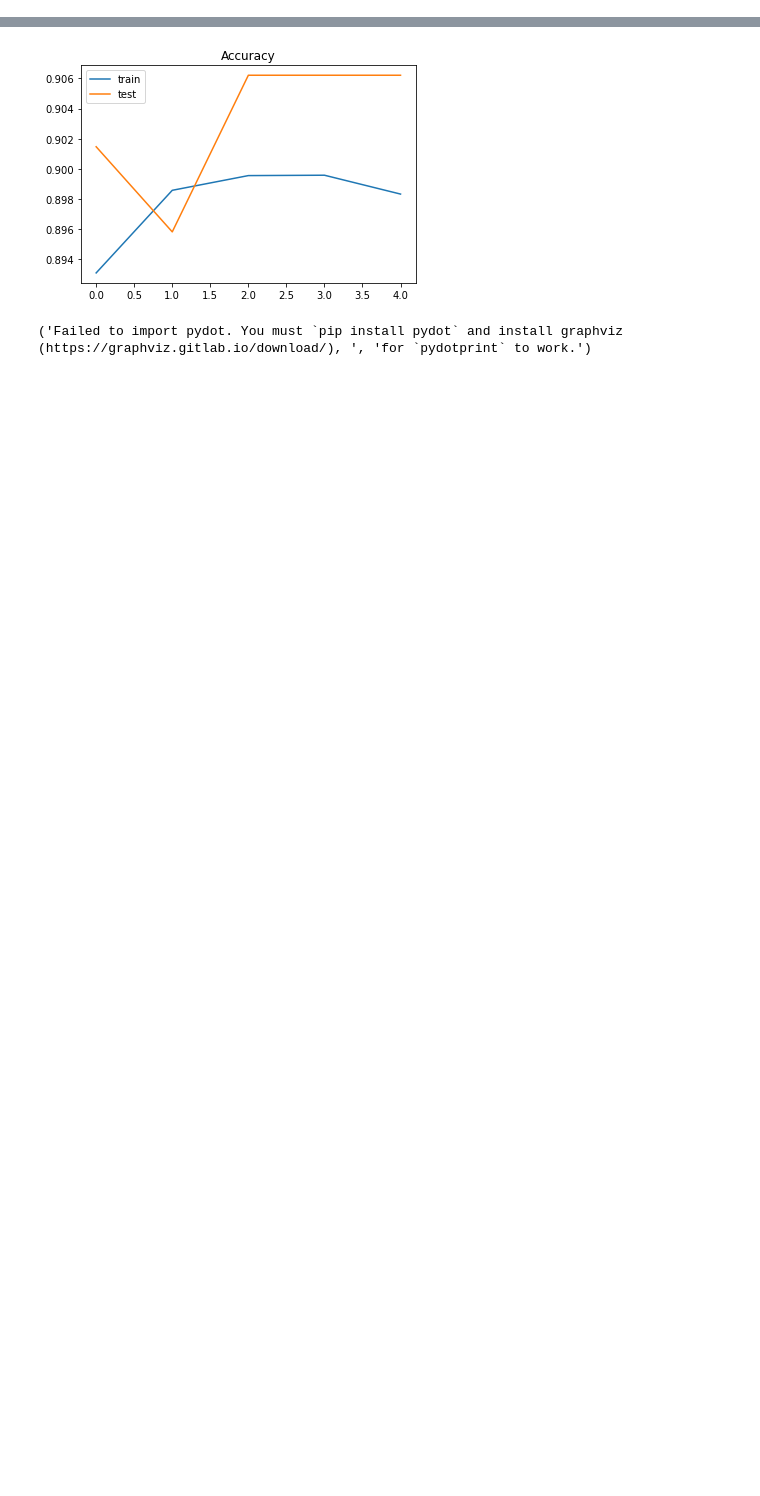
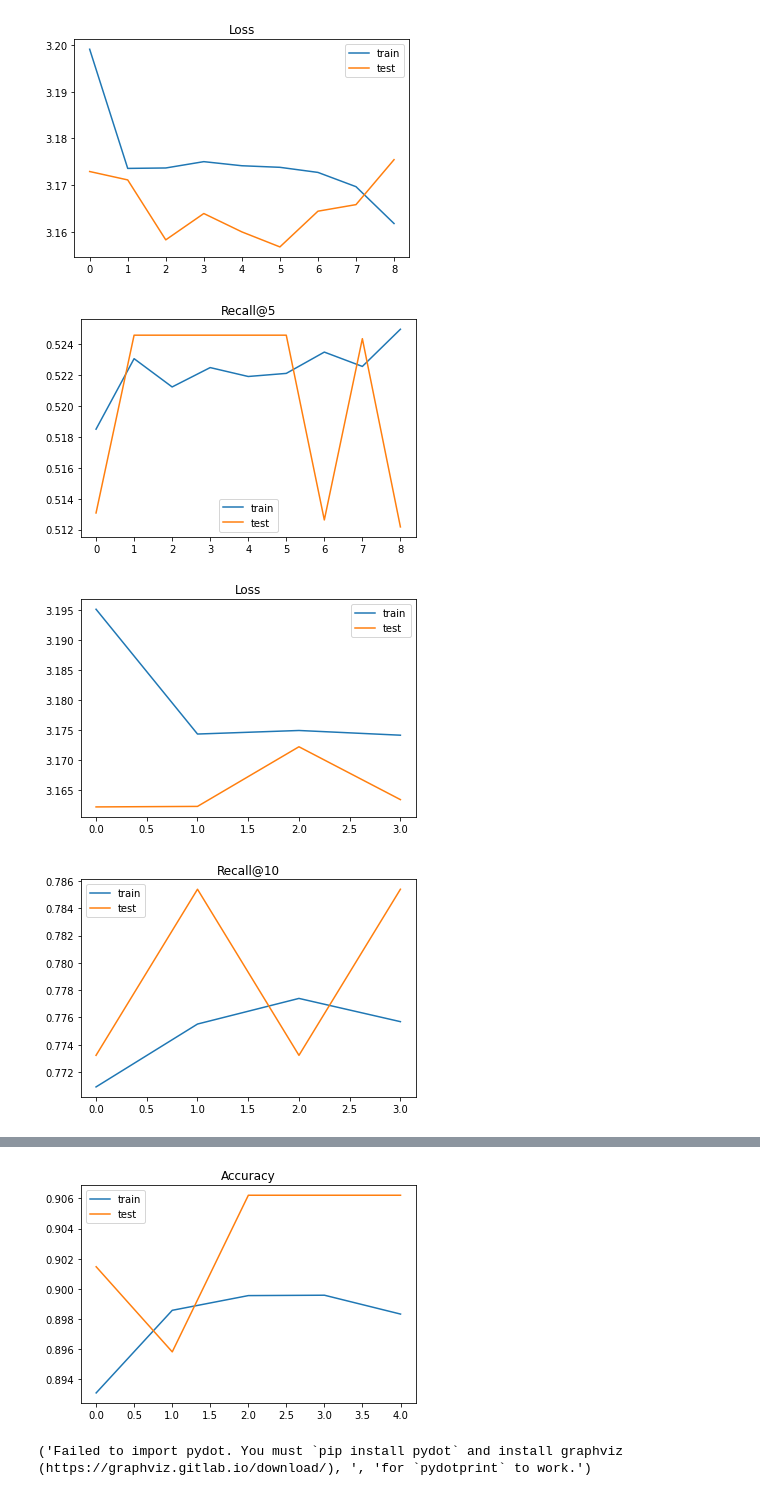
Before and after one commit to a22106/NLP-with-Python, a Jupyter notebook: LSTM_NLP_Classification_hadoop.ipynb, the cells around one changed output, grey strips where cells are left out. Saved outputs shown, nothing was run; the diff lists cells and outputs as text; code cells hidden in the pictures; blank space fills up the shorter version.

```diff
--- a/LSTM_NLP_Classification_hadoop.ipynb
+++ b/LSTM_NLP_Classification_hadoop.ipynb
@@ -280,0 +387,41 @@ for topk in list(range(5, 16, 5)):
+# %%
+plt.title('Loss')
+plt.plot(word_hist2[0].history['loss'], label='train')
+plt.plot(word_hist2[0].history['val_loss'], label='test')
+plt.legend()
+plt.show();
+
+plt.title('Recall@5')
+plt.plot(word_hist2[0].history['recall_3'], label='train')
+plt.plot(word_hist2[0].history['val_recall_3'], label='test')
+plt.legend()
+plt.show();
+
+plt.title('Loss')
+plt.plot(word_hist2[1].history['loss'], label='train')
+plt.plot(word_hist2[1].history['val_loss'], label='test')
+plt.legend()
+plt.show();
+
+plt.title('Recall@10')
+plt.plot(word_hist2[1].history['recall_4'], label='train')
+plt.plot(word_hist2[1].history['val_recall_4'], label='test')
+plt.legend()
+plt.show();
+
+plt.title('Loss')
+plt.plot(word_hist2[2].history['loss'], label='train')
+plt.plot(word_hist2[2].history['val_loss'], label='test')
+plt.legend()
+plt.show();
+
+plt.title('Recall@15')
+plt.plot(word_hist2[2].history['recall_5'], label='train')
+plt.plot(word_hist2[2].history['val_recall_5'], label='test')
+plt.legend()
+plt.show();
+# %% [output]
+[figure, added]
+[figure, added]
+[figure, added]
+[figure, added]
```
Also changed, not shown: parts of 19 cells of this notebook, 21 other files.
